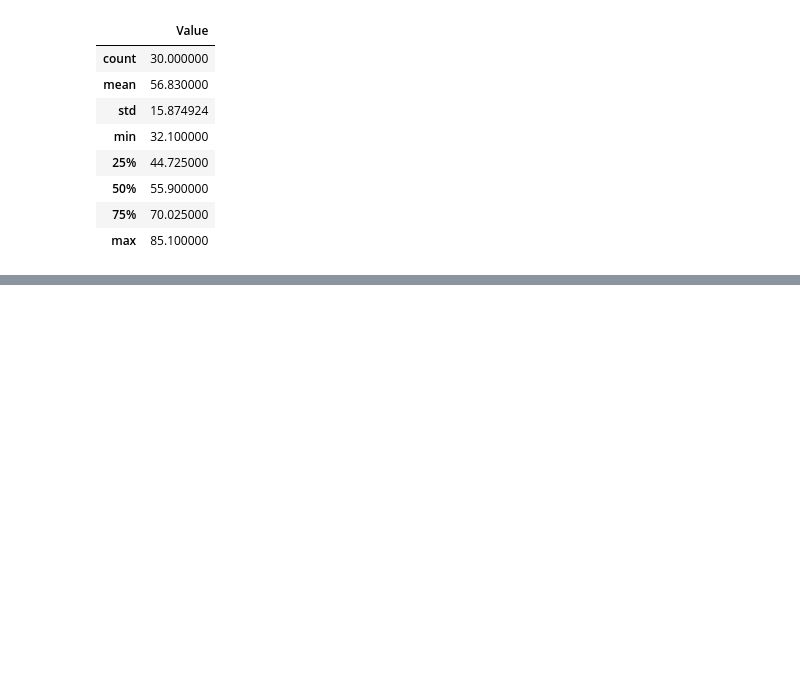
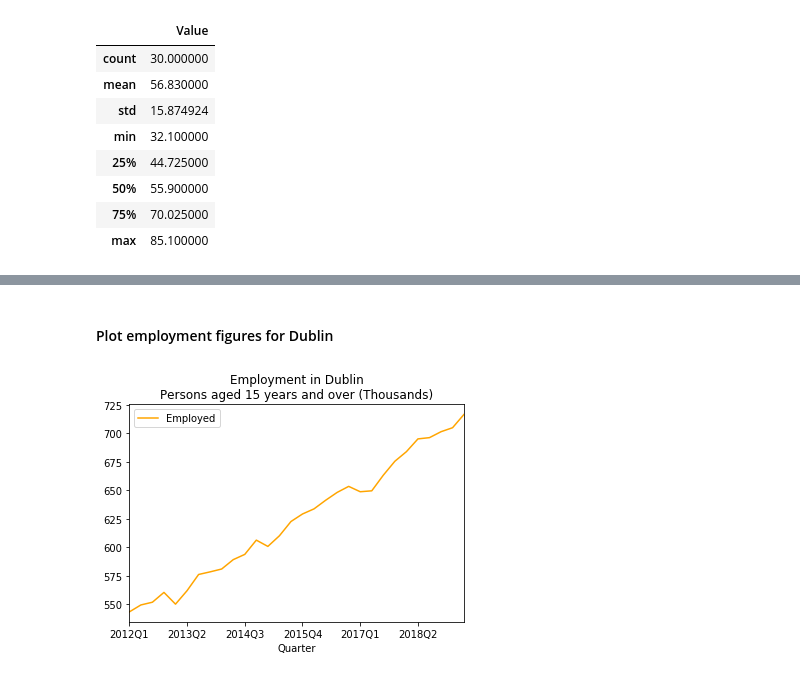
Before and after one commit to virtualarchitectures/CSO_Ireland_JSONStat4Py, a Jupyter notebook: CSO_Ireland_JSONStat4Py.ipynb, the cells around one changed output, grey strips where cells are left out. Drawn from its saved outputs; the diff is of its cells as text; code cells hidden in the pictures; blank space fills up the shorter version.

```diff
--- a/CSO_Ireland_JSONStat4Py.ipynb
+++ b/CSO_Ireland_JSONStat4Py.ipynb
@@ -161,0 +167,3 @@ plt.show()
+# %%
+df_dublin_employed = dataset.to_data_frame(blocked_dims={'Region':'IE061', 'Statistic':'QLF08C01'})
+df_dublin_employed
@@ -161,0 +188,12 @@ plt.show()
+# %% [markdown]
+#### Plot employment figures for Dublin
+# %%
+ax = plt.gca()
+
+df_dublin_employed.plot(kind='line',color='orange',label ='Employed',x='Quarter',y='Value',ax=ax)
+
+plt.title("Employment in Dublin" + "\n" + "Persons aged 15 years and over (Thousands)")
+
+plt.show()
+# %% [output]
+[figure, added]
```
Also changed, not shown: parts of 10 cells of this notebook.
